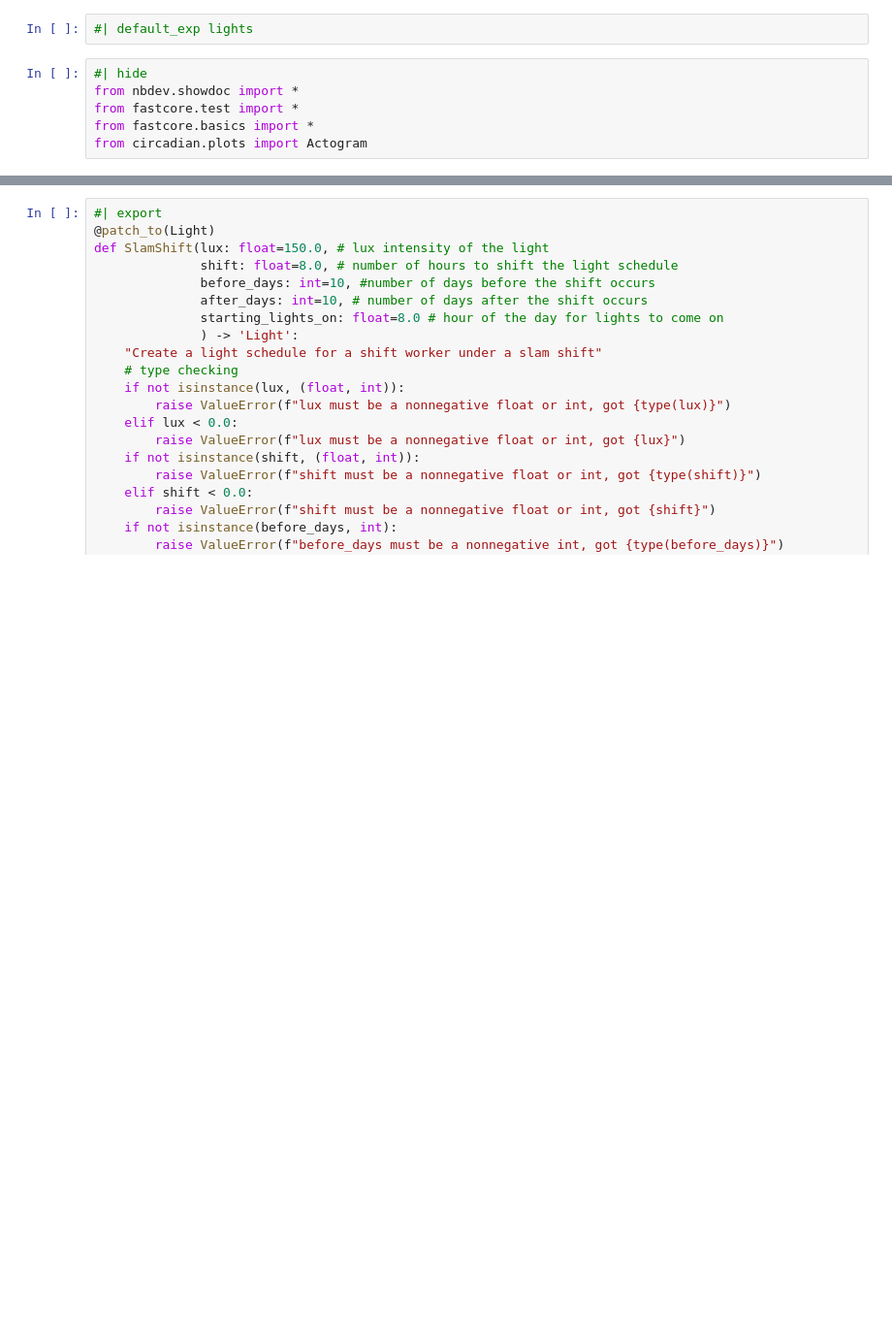
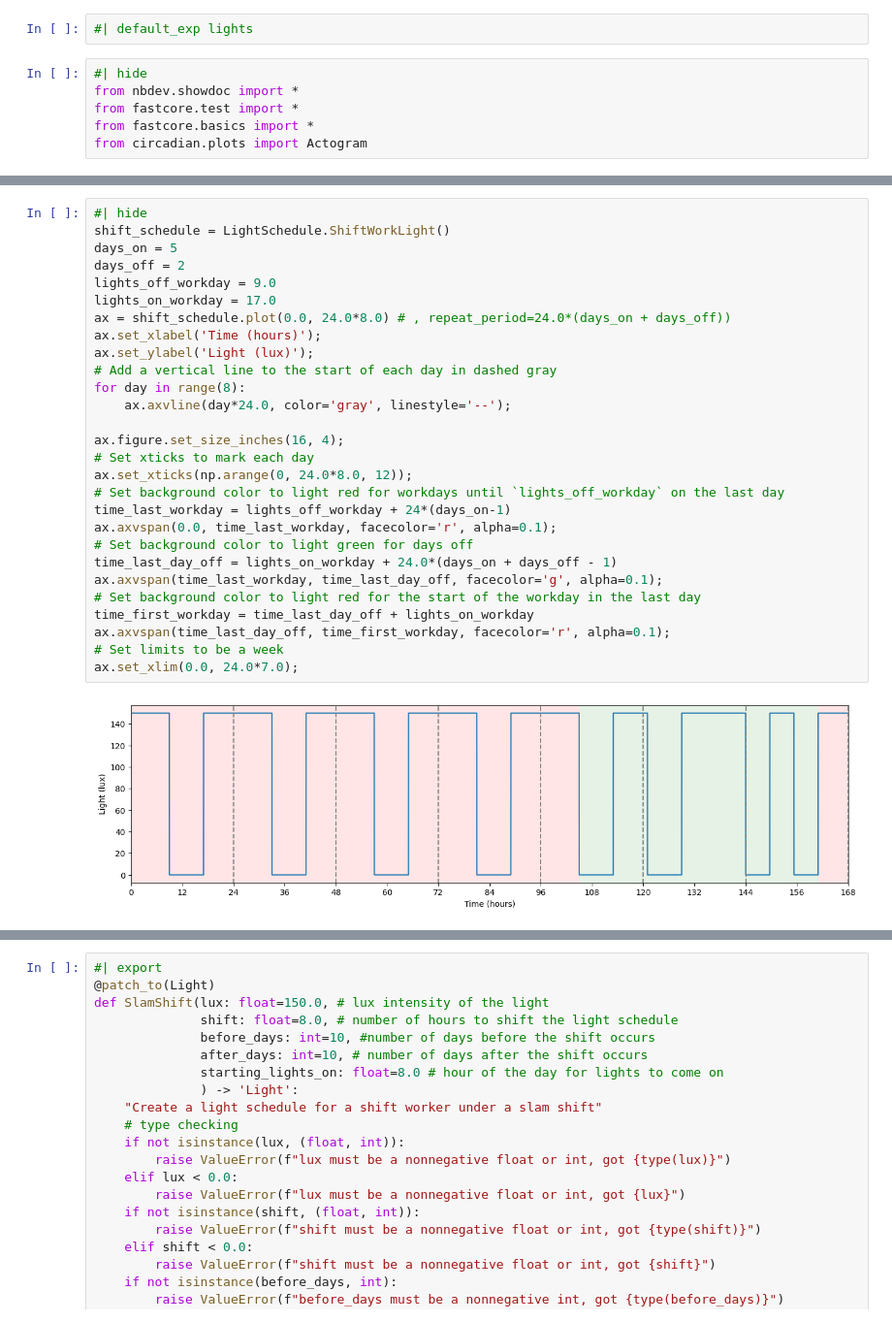
Before and after one commit to Arcascope/circadian, a Jupyter notebook: nbs/01_lights.ipynb, the cells around one changed output, grey strips where cells are left out. Shown at 97% size. Cells and saved outputs as stored; diff of their text form; blank space fills up the shorter version.

```diff
--- a/nbs/01_lights.ipynb
+++ b/nbs/01_lights.ipynb
@@ -671,0 +768,30 @@ test_fail(lambda: Light.ShiftWorkLight(days_on=0, days_off=0), contains="days_on
+# %%
+#| hide
+shift_schedule = LightSchedule.ShiftWorkLight()
+days_on = 5
+days_off = 2
+lights_off_workday = 9.0
+lights_on_workday = 17.0
+ax = shift_schedule.plot(0.0, 24.0*8.0) # , repeat_period=24.0*(days_on + days_off))
+ax.set_xlabel('Time (hours)');
+ax.set_ylabel('Light (lux)');
+# Add a vertical line to the start of each day in dashed gray
+for day in range(8):
+    ax.axvline(day*24.0, color='gray', linestyle='--');
+
+ax.figure.set_size_inches(16, 4);
+# Set xticks to mark each day
+ax.set_xticks(np.arange(0, 24.0*8.0, 12));
+# Set background color to light red for workdays until `lights_off_workday` on the last day
+time_last_workday = lights_off_workday + 24*(days_on-1)
+ax.axvspan(0.0, time_last_workday, facecolor='r', alpha=0.1);
+# Set background color to light green for days off
+time_last_day_off = lights_on_workday + 24.0*(days_on + days_off - 1)
+ax.axvspan(time_last_workday, time_last_day_off, facecolor='g', alpha=0.1);
+# Set background color to light red for the start of the workday in the last day
+time_first_workday = time_last_day_off + lights_on_workday
+ax.axvspan(time_last_day_off, time_first_workday, facecolor='r', alpha=0.1);
+# Set limits to be a week
+ax.set_xlim(0.0, 24.0*7.0);
+# %% [output]
+[figure, added]
```
Also changed, not shown: parts of 80 cells of this notebook, 2 other files.
